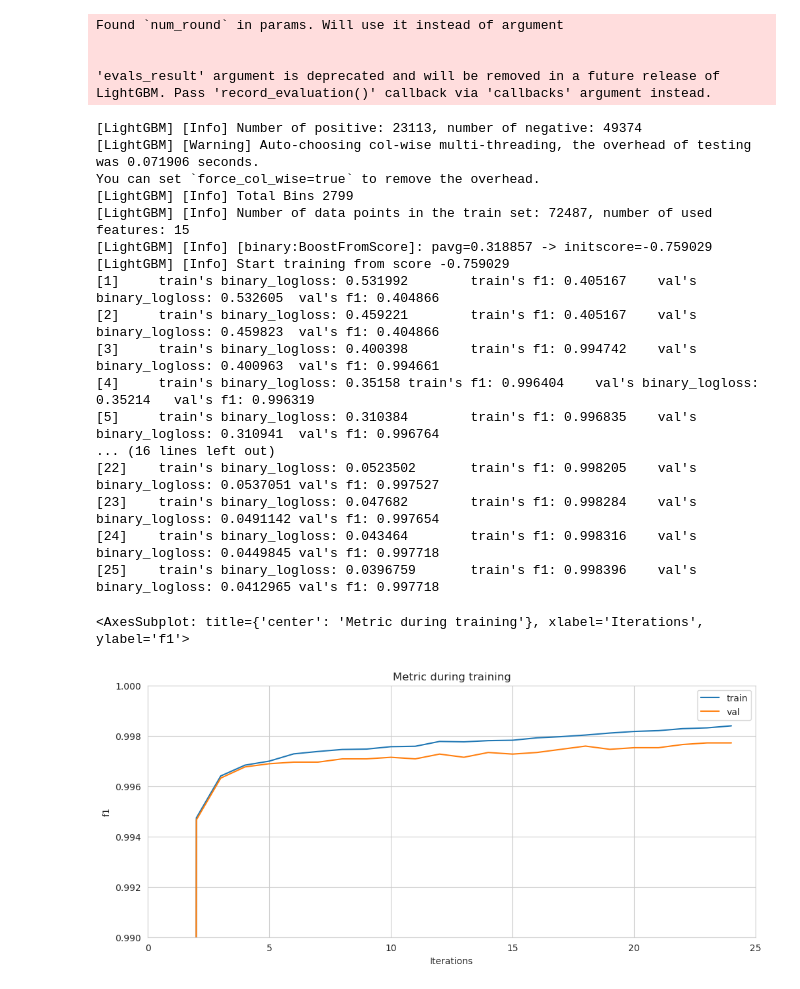
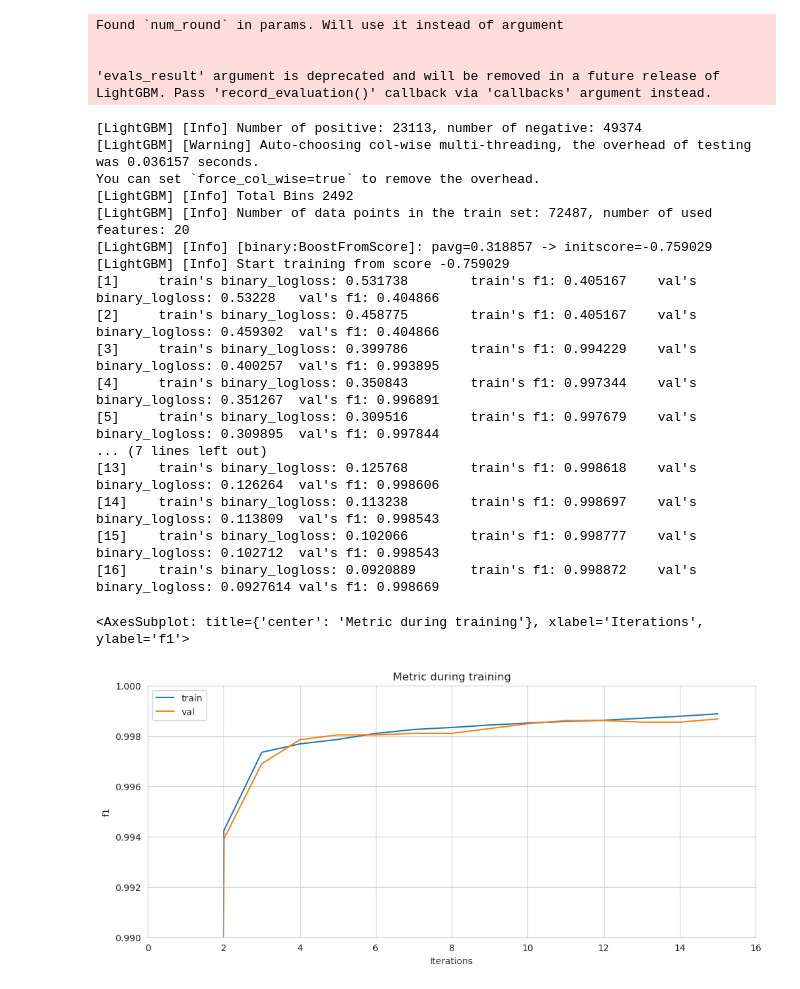
Before and after one commit to nikiandr/csc-hackathon-lun, a Jupyter notebook: code/31_hash_boosting.ipynb, the cells around one changed output. Drawn from its saved outputs; the diff is of its cells as text; code cells hidden in the pictures.

```diff
--- a/code/31_hash_boosting.ipynb
+++ b/code/31_hash_boosting.ipynb
@@ -61,50 +66,50 @@ def lgb_f1_score(y_hat, data):
 # %%
 param = {
     # "max_depth": 5,
-    "num_round": 25,
+    "num_round": 16,
     'metric': [],
     'objective': 'binary'
 }
 
 # FEATURES_TO_DROP = ["left_width", "left_height", "right_width", "right_height",]
-FEATURES_TO_DROP = []
+FEATURES_TO_DROP = ["left_grayscale", "right_grayscale"]
 
 
 train_lgbm = lgb.Dataset(train_features_cleaned.drop(["is_same", *FEATURES_TO_DROP], axis=1),
                          label=train_features_cleaned["is_same"])
 
 val_lgbm = lgb.Dataset(val_features_cleaned.drop(["is_same", *FEATURES_TO_DROP], axis=1),
                          label=val_features_cleaned["is_same"])
 
 evals_result = {}
 
 clf = lgb.train(param, train_lgbm, valid_sets=[val_lgbm, train_lgbm], valid_names=['val', 'train'], feval=lgb_f1_score, evals_result=evals_result)
 
 lgb.plot_metric(evals_result, metric='f1', ylim=(0.99, 1))
 # %% [output]
 Found `num_round` in params. Will use it instead of argument
 
 
 'evals_result' argument is deprecated and will be removed in a future release of LightGBM. Pass 'record_evaluation()' callback via 'callbacks' argument instead.
 [LightGBM] [Info] Number of positive: 23113, number of negative: 49374
-[LightGBM] [Warning] Auto-choosing col-wise multi-threading, the overhead of testing was 0.071906 seconds.
+[LightGBM] [Warning] Auto-choosing col-wise multi-threading, the overhead of testing was 0.036157 seconds.
 You can set `force_col_wise=true` to remove the overhead.
-[LightGBM] [Info] Total Bins 2799
-[LightGBM] [Info] Number of data points in the train set: 72487, number of used features: 15
+[LightGBM] [Info] Total Bins 2492
+[LightGBM] [Info] Number of data points in the train set: 72487, number of used features: 20
 [LightGBM] [Info] [binary:BoostFromScore]: pavg=0.318857 -> initscore=-0.759029
 [LightGBM] [Info] Start training from score -0.759029
-[1]     train's binary_logloss: 0.531992        train's f1: 0.405167    val's binary_logloss: 0.532605  val's f1: 0.404866
-[2]     train's binary_logloss: 0.459221        train's f1: 0.405167    val's binary_logloss: 0.459823  val's f1: 0.404866
-[3]     train's binary_logloss: 0.400398        train's f1: 0.994742    val's binary_logloss: 0.400963  val's f1: 0.994661
-[4]     train's binary_logloss: 0.35158 train's f1: 0.996404    val's binary_logloss: 0.35214   val's f1: 0.996319
-[5]     train's binary_logloss: 0.310384        train's f1: 0.996835    val's binary_logloss: 0.310941  val's f1: 0.996764
-... (16 lines left out)
-[22]    train's binary_logloss: 0.0523502       train's f1: 0.998205    val's binary_logloss: 0.0537051 val's f1: 0.997527
-[23]    train's binary_logloss: 0.047682        train's f1: 0.998284    val's binary_logloss: 0.0491142 val's f1: 0.997654
-[24]    train's binary_logloss: 0.043464        train's f1: 0.998316    val's binary_logloss: 0.0449845 val's f1: 0.997718
-[25]    train's binary_logloss: 0.0396759       train's f1: 0.998396    val's binary_logloss: 0.0412965 val's f1: 0.997718
+[1]     train's binary_logloss: 0.531738        train's f1: 0.405167    val's binary_logloss: 0.53228   val's f1: 0.404866
+[2]     train's binary_logloss: 0.458775        train's f1: 0.405167    val's binary_logloss: 0.459302  val's f1: 0.404866
+[3]     train's binary_logloss: 0.399786        train's f1: 0.994229    val's binary_logloss: 0.400257  val's f1: 0.993895
+[4]     train's binary_logloss: 0.350843        train's f1: 0.997344    val's binary_logloss: 0.351267  val's f1: 0.996891
+[5]     train's binary_logloss: 0.309516        train's f1: 0.997679    val's binary_logloss: 0.309895  val's f1: 0.997844
+... (7 lines left out)
+[13]    train's binary_logloss: 0.125768        train's f1: 0.998618    val's binary_logloss: 0.126264  val's f1: 0.998606
+[14]    train's binary_logloss: 0.113238        train's f1: 0.998697    val's binary_logloss: 0.113809  val's f1: 0.998543
+[15]    train's binary_logloss: 0.102066        train's f1: 0.998777    val's binary_logloss: 0.102712  val's f1: 0.998543
+[16]    train's binary_logloss: 0.0920889       train's f1: 0.998872    val's binary_logloss: 0.0927614 val's f1: 0.998669
 <AxesSubplot: title={'center': 'Metric during training'}, xlabel='Iterations', ylabel='f1'>
-[figure, old version]
+[figure, new version]
 # %%
 lgb.plot_importance(clf)
 # %% [output]
```
Also changed, not shown: parts of 11 cells of this notebook, 1 other file.
